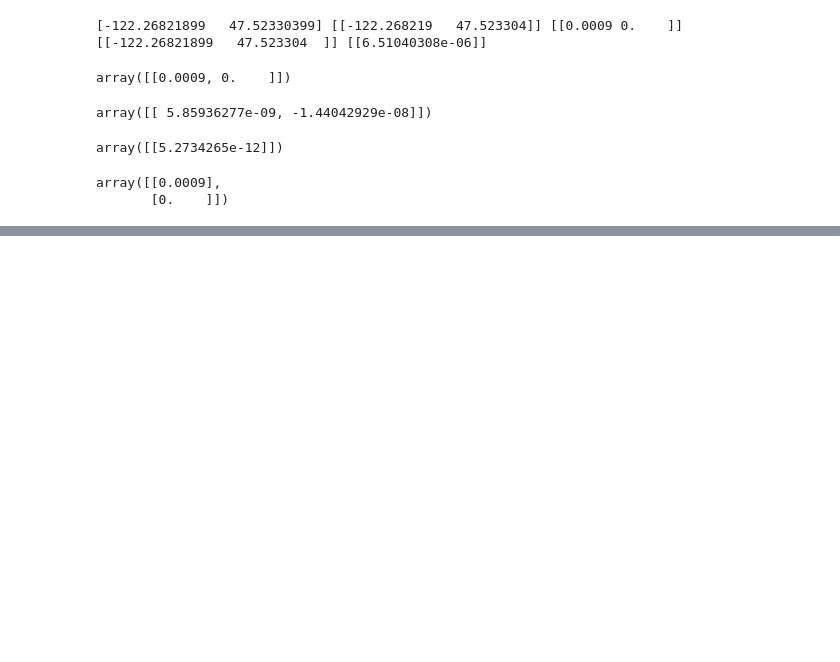
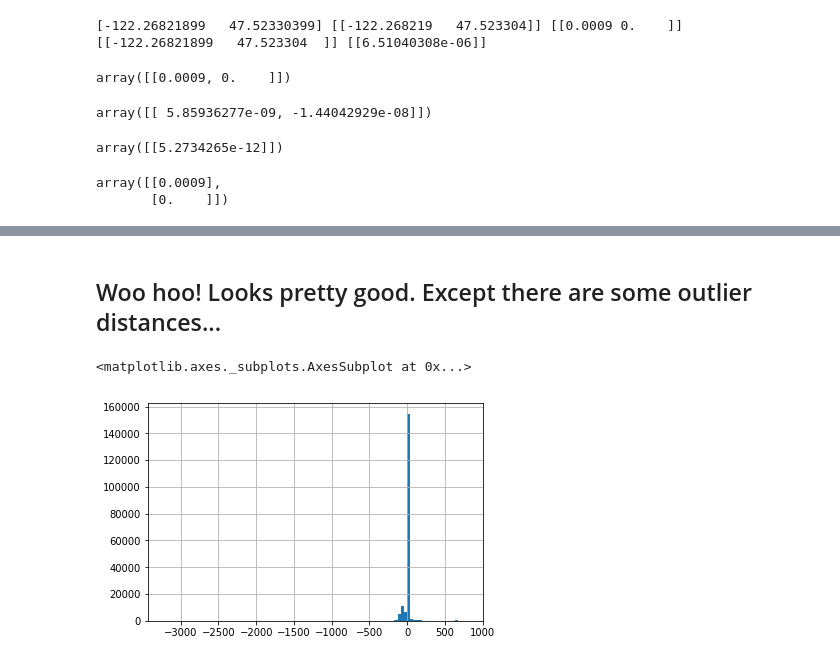
Before and after one commit to 350Seattle-Transportation-Team/gtfs-realtime, a Jupyter notebook: route_shape_process/2019_06_23_test_closest_route_point.ipynb, the cells around one changed output, grey strips where cells are left out. Cells and saved outputs as stored; diff of their text form; code cells hidden in the pictures; blank space fills up the shorter version.

Commit message:
save new data and draw some plots

```diff
--- a/route_shape_process/2019_06_23_test_closest_route_point.ipynb
+++ b/route_shape_process/2019_06_23_test_closest_route_point.ipynb
@@ -230,0 +375,2 @@ array([[0.0009],
+# %%
+colnames.set_index('original')['shared']
@@ -230,0 +393,4 @@ array([[0.0009],
+# %%
+(df[colnames['new']].rename(columns=colnames.set_index('new')['shared'])
+ - df[colnames['original']].rename(columns=colnames.set_index('original')['shared'])
+).head()
@@ -230,0 +405,4 @@ array([[0.0009],
+# %%
+(df[colnames['new']].rename(columns=colnames.set_index('new')['shared'])
+ - df[colnames['original']].rename(columns=colnames.set_index('original')['shared'])
+).describe()
@@ -230,0 +419,11 @@ array([[0.0009],
+# %% [markdown]
+## Woo hoo! Looks pretty good. Except there are some outlier distances...
+# %%
+delta_df = (df[colnames['new']].rename(columns=colnames.set_index('new')['shared'])
+            - df[colnames['original']].rename(columns=colnames.set_index('original')['shared'])
+           )
+# %%
+delta_df['delta_dist'].hist(bins=100)
+# %% [output]
+<matplotlib.axes._subplots.AxesSubplot at 0x...>
+[figure, added]
```
Also changed, not shown: parts of 31 cells of this notebook.
